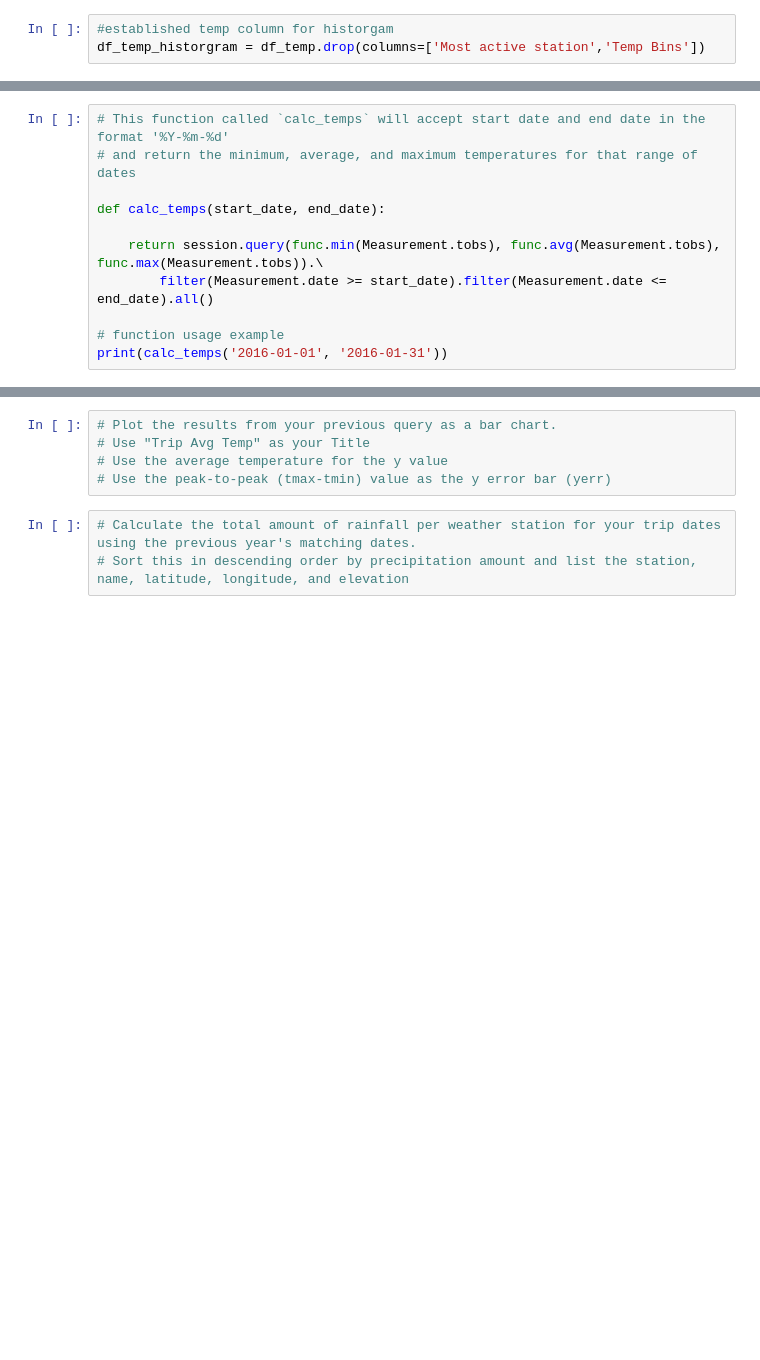
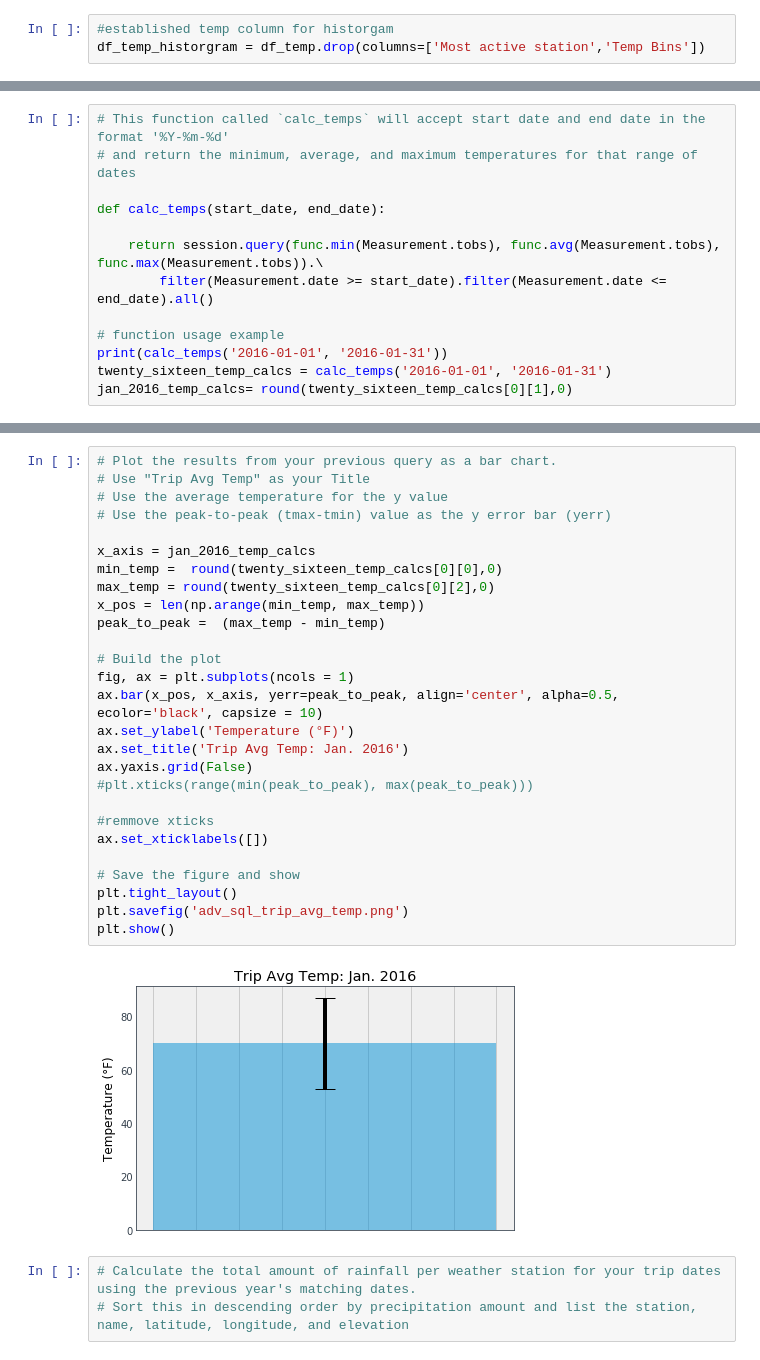
Before and after one commit to JosefinaAureaAmaro/05_Python_SQL_FlaskApp, a Jupyter notebook: climate_starter.ipynb, the cells around one changed output, grey strips where cells are left out. Drawn from its saved outputs; the diff is of its cells as text; blank space fills up the shorter version.

Commit message:
to add draft 1 of second chart and code for chart 2

```diff
--- a/climate_starter.ipynb
+++ b/climate_starter.ipynb
@@ -240,5 +239,7 @@ def calc_temps(start_date, end_date):
 
 # function usage example
 print(calc_temps('2016-01-01', '2016-01-31'))
+twenty_sixteen_temp_calcs = calc_temps('2016-01-01', '2016-01-31')
+jan_2016_temp_calcs= round(twenty_sixteen_temp_calcs[0][1],0)
 # %% [output]
 [(61.0, 69.6086956521739, 78.0)]
@@ -251,8 +254,32 @@ print(calc_temps('2015-01-01','2015-01-31'))
 # %%
 # Plot the results from your previous query as a bar chart.
 # Use "Trip Avg Temp" as your Title
 # Use the average temperature for the y value
 # Use the peak-to-peak (tmax-tmin) value as the y error bar (yerr)
+
+x_axis = jan_2016_temp_calcs
+min_temp =  round(twenty_sixteen_temp_calcs[0][0],0)
+max_temp = round(twenty_sixteen_temp_calcs[0][2],0)
+x_pos = len(np.arange(min_temp, max_temp))
+peak_to_peak =  (max_temp - min_temp)
+
+# Build the plot
+fig, ax = plt.subplots(ncols = 1)
+ax.bar(x_pos, x_axis, yerr=peak_to_peak, align='center', alpha=0.5, ecolor='black', capsize = 10)
+ax.set_ylabel('Temperature (°F)')
+ax.set_title('Trip Avg Temp: Jan. 2016')
+ax.yaxis.grid(False)
+#plt.xticks(range(min(peak_to_peak), max(peak_to_peak)))
+
+#remmove xticks
+ax.set_xticklabels([])
+
+# Save the figure and show
+plt.tight_layout()
+plt.savefig('adv_sql_trip_avg_temp.png')
+plt.show()
+# %% [output]
+[figure, added]
 # %%
 # Calculate the total amount of rainfall per weather station for your trip dates using the previous year's matching dates.
 # Sort this in descending order by precipitation amount and list the station, name, latitude, longitude, and elevation
```
Also changed, not shown: parts of 3 cells of this notebook, 1 other file.
